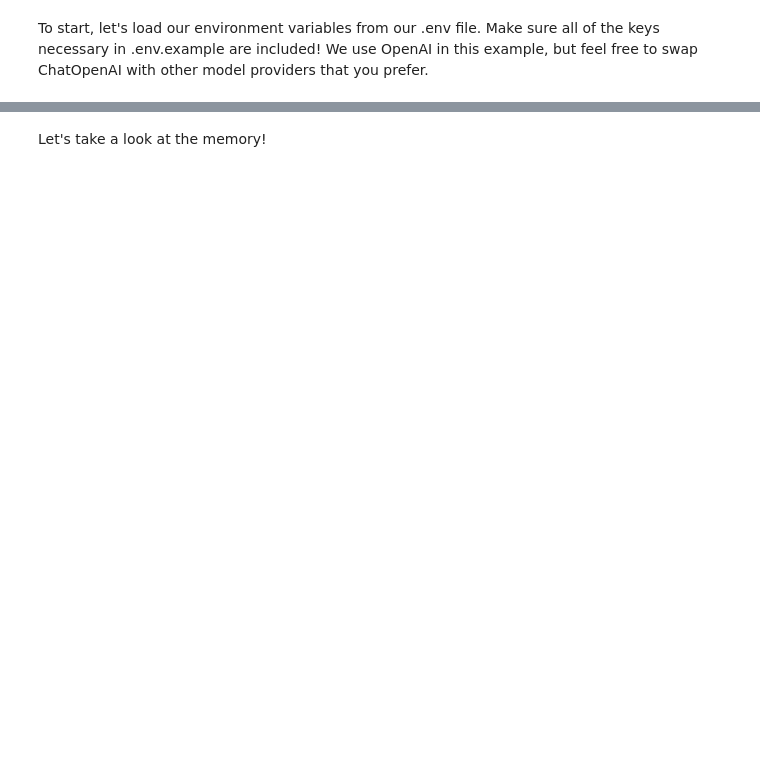
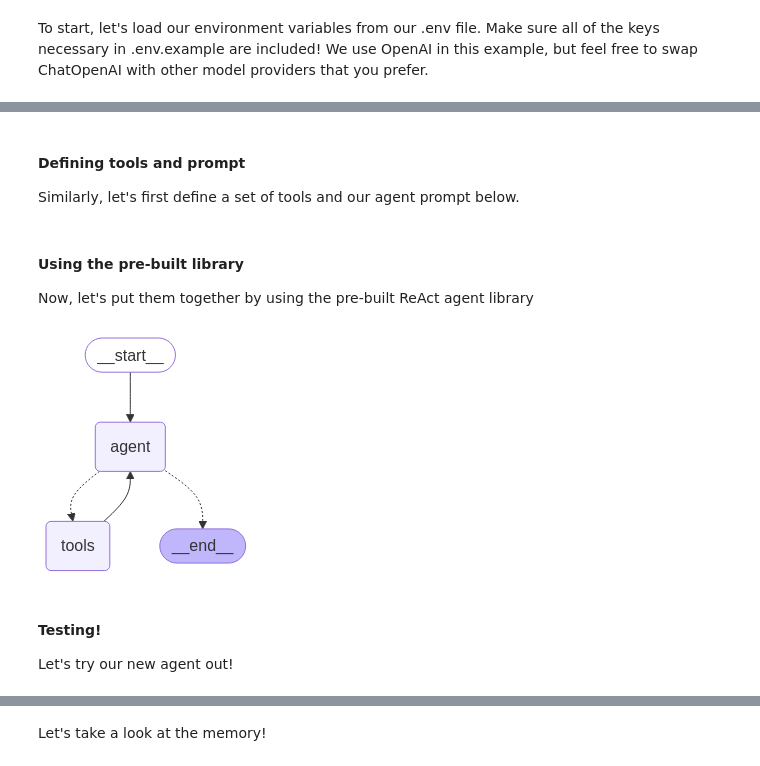
Before and after one commit to catherine-langchain/LangGraph-Multi-Agent-101, a Jupyter notebook: multi-agent-101.ipynb, the cells around one changed output, grey strips where cells are left out. Cells and saved outputs as stored; diff of their text form; code cells hidden in the pictures; blank space fills up the shorter version.

Commit message:
Step by step flow

```diff
--- a/multi-agent-101.ipynb
+++ b/multi-agent-101.ipynb
@@ -585,0 +88,13 @@ System Message: It sounds like you're a fan of Coldplay! If you’d like, we can
+# %%
+from typing_extensions import TypedDict
+from typing import Annotated, List, Tuple, Literal, Union
+from langgraph.graph.message import AnyMessage, add_messages
+from langgraph.managed.is_last_step import RemainingSteps
+
+import operator
+
+class State(TypedDict):
+    customer_id: str
+    messages: Annotated[list[AnyMessage], add_messages]
+    loaded_memory: str
+    remaining_steps: RemainingSteps
@@ -585,0 +337,3 @@ System Message: It sounds like you're a fan of Coldplay! If you’d like, we can
+# %% [markdown]
+#### Defining tools and prompt
+Similarly, let's first define a set of tools and our agent prompt below.
@@ -585,0 +410,34 @@ System Message: It sounds like you're a fan of Coldplay! If you’d like, we can
+# %%
+invoice_subagent_prompt = """
+    You are a subagent among a team of assistants. You are specialized for retrieving and processing invoice information. You are routed for invoice-related portion of the questions, so only respond to them..
+
+    You have access to three tools. These tools enable you to retrieve and process invoice information from the database. Here are the tools:
+    - get_invoices_by_customer_sorted_by_date: This tool retrieves all invoices for a customer, sorted by invoice date.
+    - get_invoices_sorted_by_unit_price: This tool retrieves all invoices for a customer, sorted by unit price.
+    - get_employee_by_invoice_and_customer: This tool retrieves the employee information associated with an invoice and a customer.
+
+    If you are unable to retrieve the invoice information, inform the customer you are unable to retrieve the information, and ask if they would like to search for something else.
+
+    CORE RESPONSIBILITIES:
+    - Retrieve and process invoice information from the database
+    - Provide detailed information about invoices, including customer details, invoice dates, total amounts, employees associated with the invoice, etc. when the customer asks for it.
+    - Always maintain a professional, friendly, and patient demeanor
+
+    You may have additional context that you should use to help answer the customer's query. It will be provided to you below:
+    """
+# %% [markdown]
+#### Using the pre-built library
+Now, let's put them together by using the pre-built ReAct agent library
+# %%
+from langgraph.prebuilt import create_react_agent
+
+# Define the subagent
+invoice_information_subagent = create_react_agent(model, tools=invoice_tools, name="invoice_information_subagent",prompt=invoice_subagent_prompt, state_schema=State, checkpointer=checkpointer, store=in_memory_store)
+
+# Visualize the graph
+display(Image(invoice_information_subagent.get_graph().draw_mermaid_png()))
+# %% [output]
+[figure, added]
+# %% [markdown]
+#### Testing!
+Let's try our new agent out!
```
Also changed, not shown: parts of 132 cells of this notebook, 9 other files.
